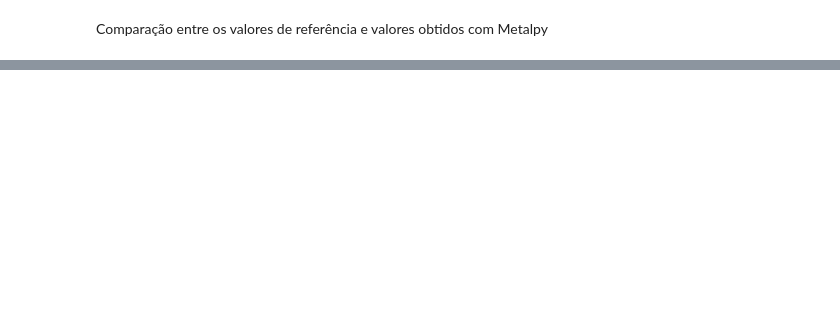
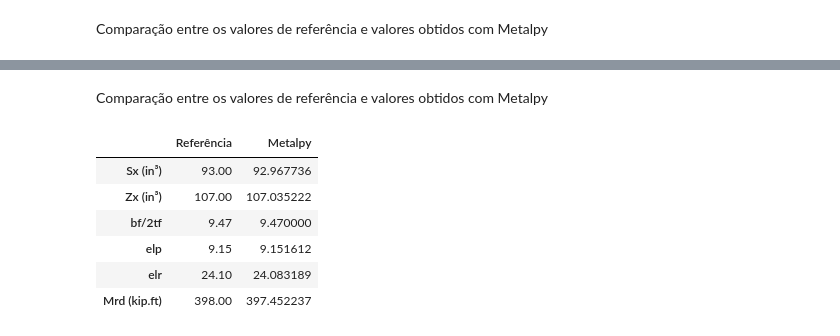
Before and after one commit to JoaoSevergnini/metalpy, a Jupyter notebook: ex_perfis_I_laminados.ipynb, the cells around one changed output, grey strips where cells are left out. Drawn from its saved outputs; the diff is of its cells as text; code cells hidden in the pictures; blank space fills up the shorter version.

```diff
--- a/ex_perfis_I_laminados.ipynb
+++ b/ex_perfis_I_laminados.ipynb
@@ -221,0 +346,38 @@ df
+# %% [markdown]
+Comparação entre os valores de referência e valores obtidos com Metalpy
+# %%
+#Respostas do exercicio
+r_Sx = 93 # Módulo elástico
+r_Zx= 107 # Módulo Plástico
+r_esb_mesa = 9.47 # Exbeltez da mesa
+r_elp = 9.15 # parâmetro de esbeltez limite de plastificação
+r_elr = 24.1 # parâmetro de esbeltez limite de inicio de escoamento
+r_Mrd = 398
+
+#Respostas com Metalpy
+mp_Sx = W530X72.Wx * cm_to_in ** 3
+mp_Zx = W530X72.Zx * cm_to_in ** 3
+mp_esb_mesa = W530X72.esb_mesa
+
+# Calculando o momento resistente de cálculo e obtendo os dados do cálculo
+Lb = 0
+Cb = 1
+Mrd, dados_FLT, dados_FLM = W530X72.Mrdx(Lb = Lb, Cb = Cb, data=True)
+mp_Mrd = Mrd * kNcm_to_kipft
+mp_elp = dados_FLM.elpf
+mp_elr = dados_FLM.elrf
+
+columns = 'Referência Metalpy'.split()
+index = ['Sx (in³)', 'Zx (in³)', 'bf/2tf', 'elp', 'elr', 'Mrd (kip.ft)']
+data = zip([r_Sx, r_Zx, r_esb_mesa, r_elp, r_elr, r_Mrd], [ mp_Sx, mp_Zx, mp_esb_mesa, mp_elp, mp_elr, mp_Mrd])
+
+df = pd.DataFrame(data,index=index,columns=columns)
+df
+# %% [output]
+|  | Referência | Metalpy |
+| Sx (in³) | 93.00 | 92.967736 |
+| Zx (in³) | 107.00 | 107.035222 |
+| bf/2tf | 9.47 | 9.470000 |
+| elp | 9.15 | 9.151612 |
+| elr | 24.10 | 24.083189 |
+| Mrd (kip.ft) | 398.00 | 397.452237 |
```
Also changed, not shown: parts of 26 cells of this notebook, 3 other files.
